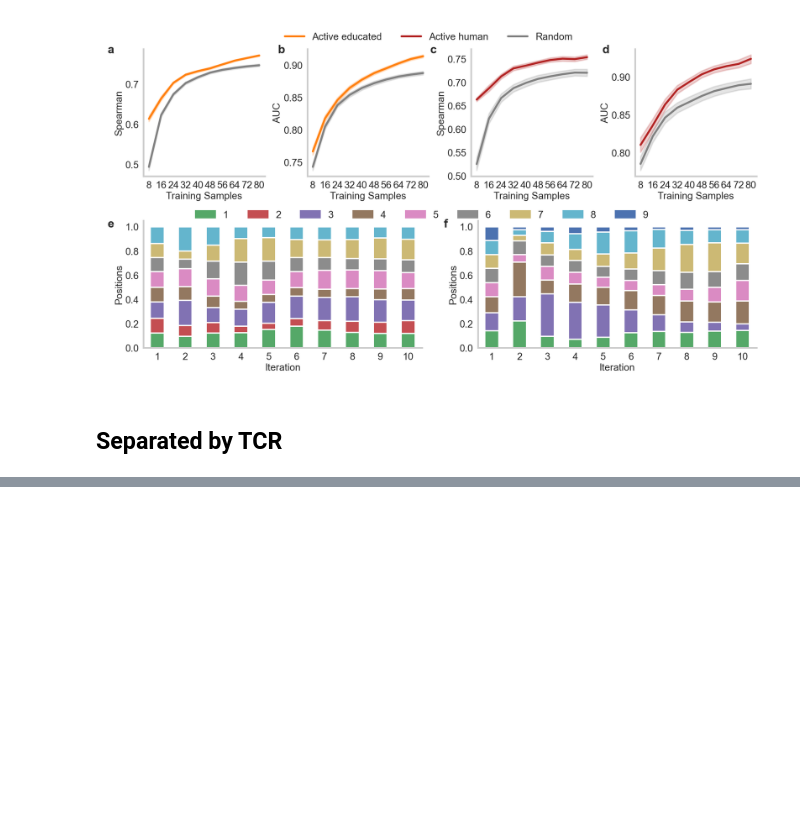
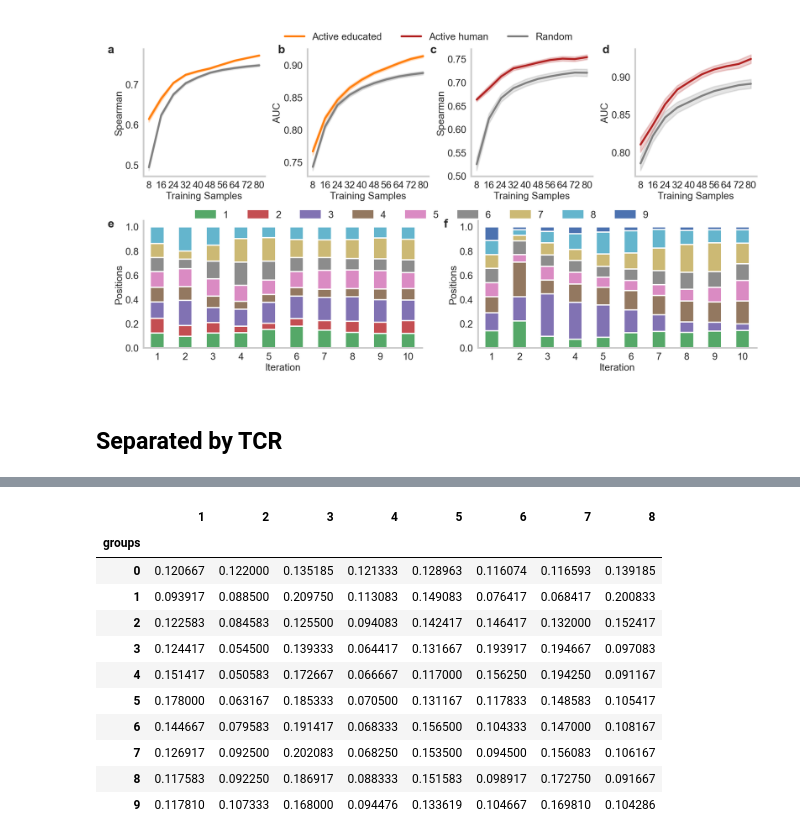
Before and after one commit to SchubertLab/TcrPrediction_MutatedAPLs, a Jupyter notebook: manuscript/figure_6.ipynb, the cells around one changed output, grey strips where cells are left out. Saved outputs shown, nothing was run; the diff lists cells and outputs as text; code cells hidden in the pictures; blank space fills up the shorter version.

```diff
--- a/manuscript/figure_6.ipynb
+++ b/manuscript/figure_6.ipynb
@@ -385,0 +414,26 @@ plt.show()
+# %%
+df_apl = apls_within_mice['Active']
+df_tmp = df_apl[[col for col in df_apl.columns if str(col).startswith('pos')]]
+df_tmp = df_tmp.apply(lambda x: x.value_counts())
+df_tmp = df_tmp.fillna(0)
+df_tmp = df_tmp.transpose()
+
+if groups is not None:
+    df_tmp['groups'] = groups
+    df_tmp = df_tmp.groupby('groups').sum()
+    df_tmp = df_tmp.div(df_tmp.sum(axis=1), axis=0)
+df_apls_mice = df_tmp
+df_apls_mice
+# %% [output]
+|  | 1 | 2 | 3 | 4 | 5 | 6 | 7 | 8 |
+| groups |  |  |  |  |  |  |  |  |
+| 0 | 0.120667 | 0.122000 | 0.135185 | 0.121333 | 0.128963 | 0.116074 | 0.116593 | 0.139185 |
+| 1 | 0.093917 | 0.088500 | 0.209750 | 0.113083 | 0.149083 | 0.076417 | 0.068417 | 0.200833 |
+| 2 | 0.122583 | 0.084583 | 0.125500 | 0.094083 | 0.142417 | 0.146417 | 0.132000 | 0.152417 |
+| 3 | 0.124417 | 0.054500 | 0.139333 | 0.064417 | 0.131667 | 0.193917 | 0.194667 | 0.097083 |
+| 4 | 0.151417 | 0.050583 | 0.172667 | 0.066667 | 0.117000 | 0.156250 | 0.194250 | 0.091167 |
+| 5 | 0.178000 | 0.063167 | 0.185333 | 0.070500 | 0.131167 | 0.117833 | 0.148583 | 0.105417 |
+| 6 | 0.144667 | 0.079583 | 0.191417 | 0.068333 | 0.156500 | 0.104333 | 0.147000 | 0.108167 |
+| 7 | 0.126917 | 0.092500 | 0.202083 | 0.068250 | 0.153500 | 0.094500 | 0.156083 | 0.106167 |
+| 8 | 0.117583 | 0.092250 | 0.186917 | 0.088333 | 0.151583 | 0.098917 | 0.172750 | 0.091667 |
+| 9 | 0.117810 | 0.107333 | 0.168000 | 0.094476 | 0.133619 | 0.104667 | 0.169810 | 0.104286 |
```
Also changed, not shown: parts of 15 cells of this notebook, 3 other files.
